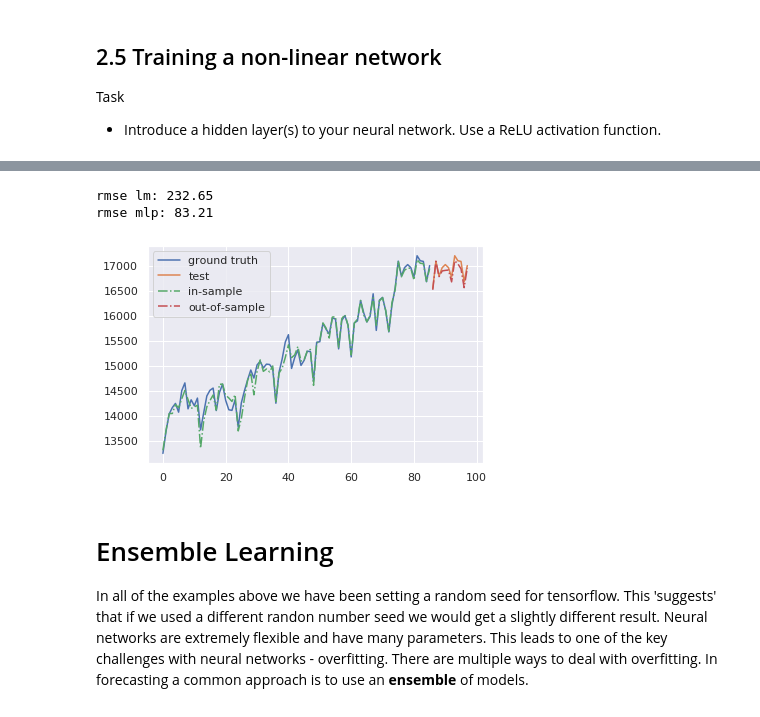
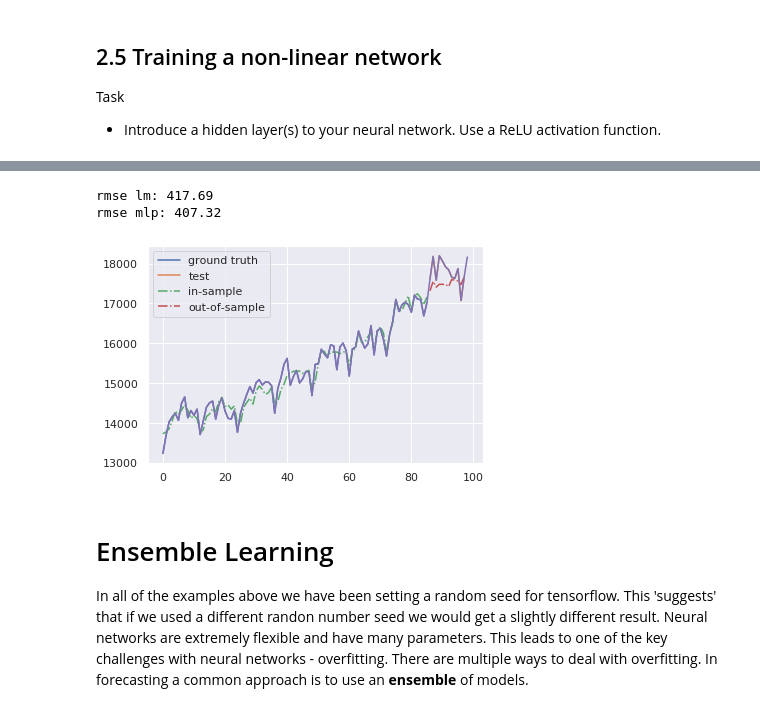
Before and after one commit to health-data-science-OR/forecasting, a Jupyter notebook: neural_networks/feedforward/keras/autoregression_keras_part2.ipynb, the cells around one changed output, grey strips where cells are left out. Drawn from its saved outputs; the diff is of its cells as text; code cells hidden in the pictures.

Commit message:
correct bug with y_test in feedforward kera pt2

```diff
--- a/neural_networks/feedforward/keras/autoregression_keras_part2.ipynb
+++ b/neural_networks/feedforward/keras/autoregression_keras_part2.ipynb
@@ -166,3 +160,29 @@ X_test, y_test = X_train[len(X_train) - 12:], y_train[len(X_train) - 12:]
+# %%
+def ts_train_test_split(*arrays, train_size):
+    '''
+    time series train test split
+
+    Parameters:
+    X: array-like
+        X data
+    y_data
+    '''
+    results = ()
+    for a in arrays:
+        results += a[:train_size], a[train_size:]
+
+    return results
+# %%
+WINDOW_SIZE = 12
+
+X_data, y_data = sliding_window(admit_rate,
+                                window_size=WINDOW_SIZE)
+
+#train test split
+train_size = len(y_data) - 12
+X_train, X_test, y_train, y_test = ts_train_test_split(X_data,
+                                                       y_data,
+                                                       train_size=train_size)
 # %% [markdown]
 ### 2.3.4 Scaling the features and target to be between -1 and 1
 In many machine learning applications data are scaled to be between 0 and 1. For neural network forecasting, *Ord, Fildes and Kourentzes (2017)* recommend scaling to be between -1 and 1.  This is what we will do here.  To do the scaling we will use
@@ -280,8 +300,7 @@ def autoregressive_iterative_forecast(model, exog, h):
     y_preds = []
     current_X = exog
     for i in range(h):
-        y_pred = model.predict(current_X.reshape(1, -1),
-                               use_multiprocessing=True)[0,0]
+        y_pred = model.predict(current_X.reshape(1, -1))[0,0]
         y_preds.append(y_pred)
 
         current_X = np.roll(current_X, shift=-1)
@@ -295,7 +314,6 @@ def plot_nn_prediction_results(model, X_train, y_train, y_test, y_preds):
     fitted_values = scaler.inverse_transform(model.predict(X_train))
     ground_truth = scaler.inverse_transform(y_train)
     ground_truth_val = scaler.inverse_transform(y_test)
-    print(y_test)
 
     padding = np.full(len(fitted_values), np.NAN)
 
@@ -306,6 +324,7 @@ def plot_nn_prediction_results(model, X_train, y_train, y_test, y_preds):
     plt.plot(validation, label='test')
     plt.plot(fitted_values, label='in-sample', linestyle='-.')
     plt.plot(forecast, label='out-of-sample', linestyle='-.')
+    plt.plot(admit_rate.to_numpy()[12:])
     plt.legend();
 # %%
 #predict next 12 months and plot
@@ -397,39 +400,39 @@ rmse mlp: 98.50
 #rmse relative to the linear model
 
 #set tensorflow random seed
 tf.random.set_seed(45676)
 #tf.random.set_seed(1234)
 
 N_EPOCHS = 100
 H = 12
 es = EarlyStopping(monitor='loss', patience=10)
 
 #single layer nn
 mlp = get_network_model(ws=12,
-                        n_neurons_l1=32,
+                        n_neurons_l1=5,
                         include_layer_two=True,
-                        n_neurons_l2=64,
-                        lr=0.01)
+                        n_neurons_l2=32,
+                        lr=0.1)
 
 #fit model silently
 history = mlp.fit(x=X_train,
                     y=y_train,
                     epochs=N_EPOCHS,
                     verbose=0, callbacks=[es])
 
 y_preds_mlp = autoregressive_iterative_forecast(mlp, X_test[0], h=H)
 y_preds_mlp = scaler.inverse_transform(y_preds_mlp.reshape(-1, 1))
 
 rmse_lm = rmse(scaler.inverse_transform(y_test), y_preds_lm)[0]
 rmse_mlp = rmse(scaler.inverse_transform(y_test), y_preds_mlp)[0]
 
 print(f'rmse lm: {rmse_lm:.2f}\nrmse mlp: {rmse_mlp:.2f}')
 
 plot_nn_prediction_results(mlp, X_train, y_train, y_test, y_preds_mlp)
 # %% [output]
-rmse lm: 232.65
-rmse mlp: 83.21
+rmse lm: 417.69
+rmse mlp: 407.32
-[figure, old version]
+[figure, new version]
 # %% [markdown]
 # Ensemble Learning
 
```
Also changed, not shown: parts of 19 cells of this notebook, 41 other files.
